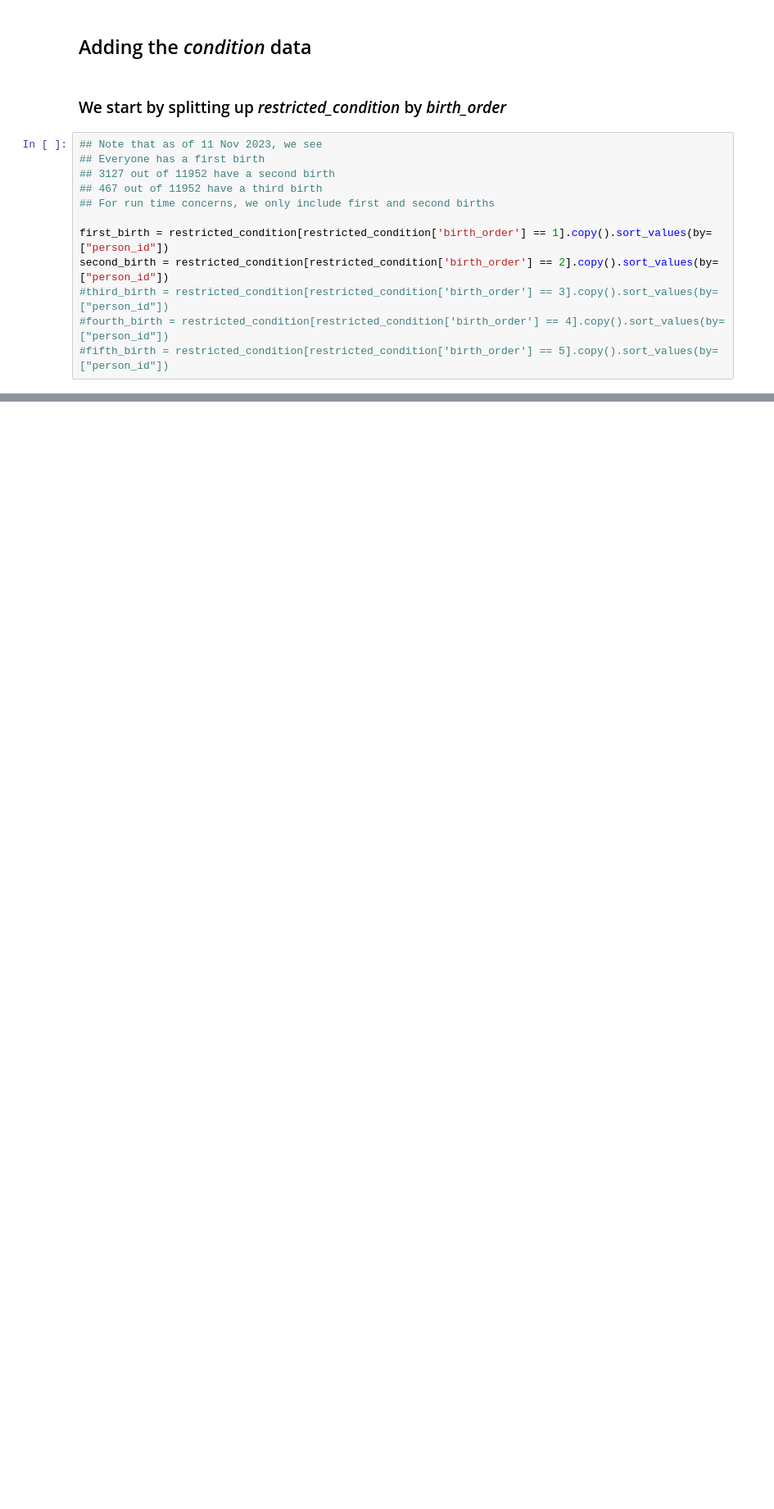
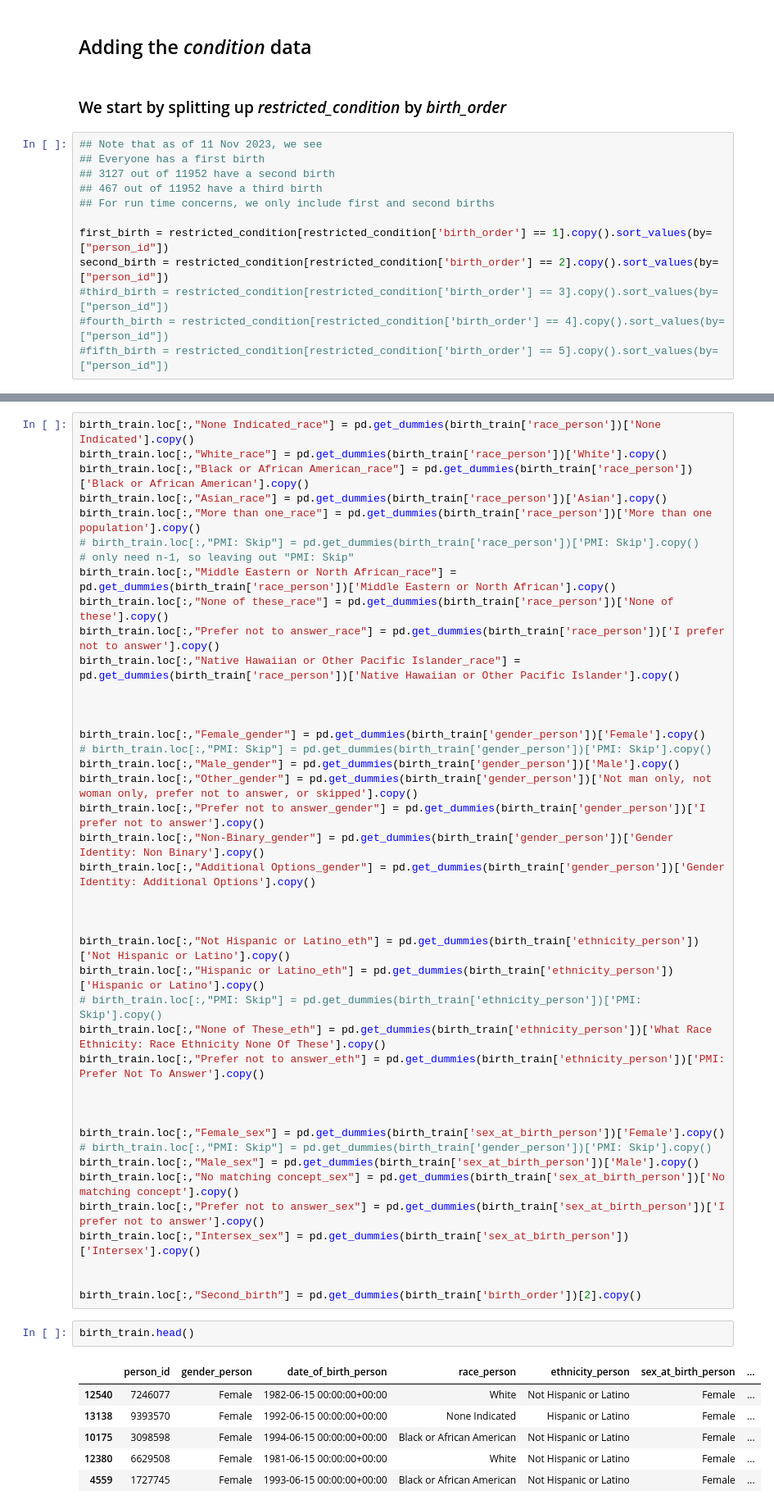
Before and after one commit to kgrillaert/preterm_birth, a Jupyter notebook: AS_KG_Preterm_Birth.ipynb, the cells around one changed output, grey strips where cells are left out. Shown at 82% size. Saved outputs shown, nothing was run; the diff lists cells and outputs as text; blank space fills up the shorter version.

```diff
--- a/AS_KG_Preterm_Birth.ipynb
+++ b/AS_KG_Preterm_Birth.ipynb
@@ -521,0 +826,51 @@ combined_df.ethnicity_df3.value_counts().plot(kind = 'barh')
+# %%
+birth_train.loc[:,"None Indicated_race"] = pd.get_dummies(birth_train['race_person'])['None Indicated'].copy()
+birth_train.loc[:,"White_race"] = pd.get_dummies(birth_train['race_person'])['White'].copy()
+birth_train.loc[:,"Black or African American_race"] = pd.get_dummies(birth_train['race_person'])['Black or African American'].copy()
+birth_train.loc[:,"Asian_race"] = pd.get_dummies(birth_train['race_person'])['Asian'].copy()
+birth_train.loc[:,"More than one_race"] = pd.get_dummies(birth_train['race_person'])['More than one population'].copy()
+# birth_train.loc[:,"PMI: Skip"] = pd.get_dummies(birth_train['race_person'])['PMI: Skip'].copy()
+# only need n-1, so leaving out "PMI: Skip"
+birth_train.loc[:,"Middle Eastern or North African_race"] = pd.get_dummies(birth_train['race_person'])['Middle Eastern or North African'].copy()
+birth_train.loc[:,"None of these_race"] = pd.get_dummies(birth_train['race_person'])['None of these'].copy()
+birth_train.loc[:,"Prefer not to answer_race"] = pd.get_dummies(birth_train['race_person'])['I prefer not to answer'].copy()
+birth_train.loc[:,"Native Hawaiian or Other Pacific Islander_race"] = pd.get_dummies(birth_train['race_person'])['Native Hawaiian or Other Pacific Islander'].copy()
+
+
+
+birth_train.loc[:,"Female_gender"] = pd.get_dummies(birth_train['gender_person'])['Female'].copy()
+# birth_train.loc[:,"PMI: Skip"] = pd.get_dummies(birth_train['gender_person'])['PMI: Skip'].copy()
+birth_train.loc[:,"Male_gender"] = pd.get_dummies(birth_train['gender_person'])['Male'].copy()
+birth_train.loc[:,"Other_gender"] = pd.get_dummies(birth_train['gender_person'])['Not man only, not woman only, prefer not to answer, or skipped'].copy()
+birth_train.loc[:,"Prefer not to answer_gender"] = pd.get_dummies(birth_train['gender_person'])['I prefer not to answer'].copy()
+birth_train.loc[:,"Non-Binary_gender"] = pd.get_dummies(birth_train['gender_person'])['Gender Identity: Non Binary'].copy()
+birth_train.loc[:,"Additional Options_gender"] = pd.get_dummies(birth_train['gender_person'])['Gender Identity: Additional Options'].copy()
+
+
+
+birth_train.loc[:,"Not Hispanic or Latino_eth"] = pd.get_dummies(birth_train['ethnicity_person'])['Not Hispanic or Latino'].copy()
+birth_train.loc[:,"Hispanic or Latino_eth"] = pd.get_dummies(birth_train['ethnicity_person'])['Hispanic or Latino'].copy()
+# birth_train.loc[:,"PMI: Skip"] = pd.get_dummies(birth_train['ethnicity_person'])['PMI: Skip'].copy()
+birth_train.loc[:,"None of These_eth"] = pd.get_dummies(birth_train['ethnicity_person'])['What Race Ethnicity: Race Ethnicity None Of These'].copy()
+birth_train.loc[:,"Prefer not to answer_eth"] = pd.get_dummies(birth_train['ethnicity_person'])['PMI: Prefer Not To Answer'].copy()
+
+
+
+birth_train.loc[:,"Female_sex"] = pd.get_dummies(birth_train['sex_at_birth_person'])['Female'].copy()
+# birth_train.loc[:,"PMI: Skip"] = pd.get_dummies(birth_train['gender_person'])['PMI: Skip'].copy()
+birth_train.loc[:,"Male_sex"] = pd.get_dummies(birth_train['sex_at_birth_person'])['Male'].copy()
+birth_train.loc[:,"No matching concept_sex"] = pd.get_dummies(birth_train['sex_at_birth_person'])['No matching concept'].copy()
+birth_train.loc[:,"Prefer not to answer_sex"] = pd.get_dummies(birth_train['sex_at_birth_person'])['I prefer not to answer'].copy()
+birth_train.loc[:,"Intersex_sex"] = pd.get_dummies(birth_train['sex_at_birth_person'])['Intersex'].copy()
+
+
+birth_train.loc[:,"Second_birth"] = pd.get_dummies(birth_train['birth_order'])[2].copy()
+# %%
+birth_train.head()
+# %% [output]
+|  | person_id | gender_person | date_of_birth_person | race_person | ethnicity_person | sex_at_birth_person | ... |
+| 12540 | 7246077 | Female | 1982-06-15 00:00:00+00:00 | White | Not Hispanic or Latino | Female | ... |
+| 13138 | 9393570 | Female | 1992-06-15 00:00:00+00:00 | None Indicated | Hispanic or Latino | Female | ... |
+| 10175 | 3098598 | Female | 1994-06-15 00:00:00+00:00 | Black or African American | Not Hispanic or Latino | Female | ... |
+| 12380 | 6629508 | Female | 1981-06-15 00:00:00+00:00 | White | Not Hispanic or Latino | Female | ... |
+| 4559 | 1727745 | Female | 1993-06-15 00:00:00+00:00 | Black or African American | Not Hispanic or Latino | Female | ... |
```
Also changed, not shown: parts of 75 cells of this notebook.
